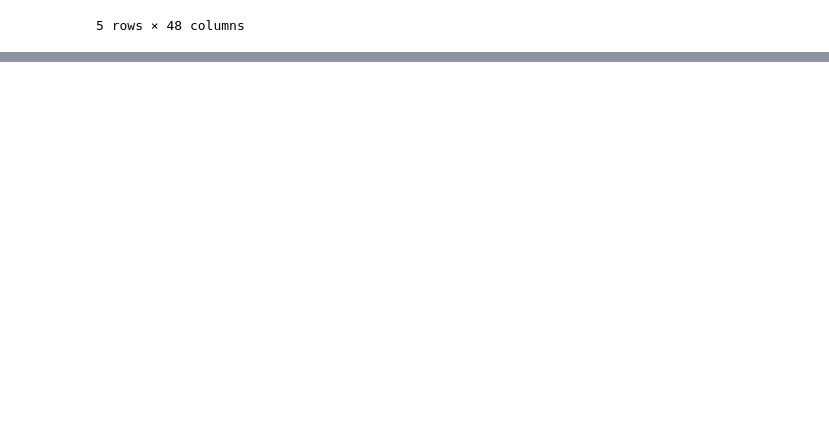
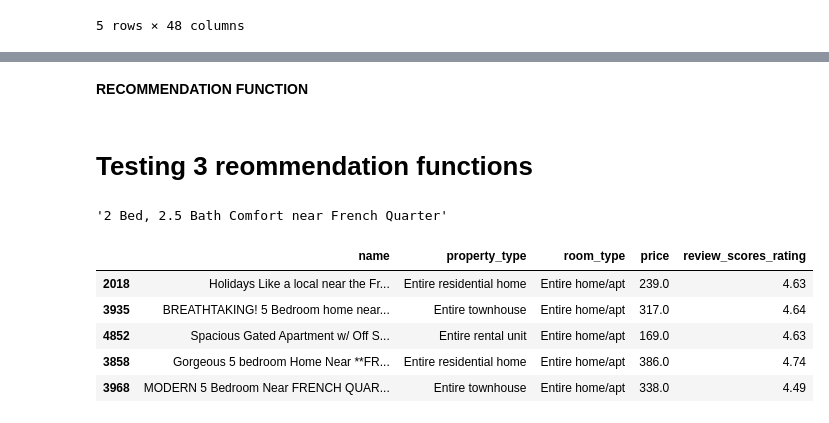
Before and after one commit to Anisha3056/AI-Travel-Companion, a Jupyter notebook: notebooks/eda.ipynb, the cells around one changed output, grey strips where cells are left out. Drawn from its saved outputs; the diff is of its cells as text; code cells hidden in the pictures; blank space fills up the shorter version.

```diff
--- a/notebooks/eda.ipynb
+++ b/notebooks/eda.ipynb
@@ -757,0 +810,2 @@ MemoryError:
+# %%
+semantic_review_similarity = cosine_similarity(review_embeddings)
@@ -757,0 +814,58 @@ MemoryError:
+# %%
+merged_indices = pd.Series(
+    airbnb_merged.index,
+    index=airbnb_merged["name"]
+).drop_duplicates()
+# %% [markdown]
+**RECOMMENDATION FUNCTION**
+# %%
+def semantic_review_recommend_airbnb(listing_name, top_n=5):
+
+    # Get index of selected listing
+    idx = merged_indices[listing_name]
+
+    # Get similarity scores
+    semantic_review_sim_scores = list(
+        enumerate(semantic_review_similarity[idx])
+    )
+
+    # Sort by similarity score
+    semantic_review_sim_scores = sorted(
+        semantic_review_sim_scores,
+        key=lambda x: x[1],
+        reverse=True
+    )
+
+    # Remove itself
+    semantic_review_sim_scores = semantic_review_sim_scores[1:top_n+1]
+
+    # Get recommended indices
+    listing_indices = [
+        i[0] for i in semantic_review_sim_scores
+    ]
+
+    # Return important columns
+    return airbnb_merged[
+        [
+            "name",
+            "property_type",
+            "room_type",
+            "price",
+            "review_scores_rating"
+        ]
+    ].iloc[listing_indices]
+# %% [markdown]
+# **Testing 3 reommendation functions**
+# %%
+airbnb_merged["name"].iloc[15]
+# %% [output]
+'2 Bed, 2.5 Bath Comfort near French Quarter'
+# %%
+semantic_review_recommend_airbnb("2 Bed, 2.5 Bath Comfort near French Quarter")
+# %% [output]
+|  | name | property_type | room_type | price | review_scores_rating |
+| 2018 | Holidays Like a local near the Fr... | Entire residential home | Entire home/apt | 239.0 | 4.63 |
+| 3935 | BREATHTAKING! 5 Bedroom home near... | Entire townhouse | Entire home/apt | 317.0 | 4.64 |
+| 4852 | Spacious Gated Apartment w/ Off S... | Entire rental unit | Entire home/apt | 169.0 | 4.63 |
+| 3858 | Gorgeous 5 bedroom Home Near **FR... | Entire residential home | Entire home/apt | 386.0 | 4.74 |
+| 3968 | MODERN 5 Bedroom Near FRENCH QUAR... | Entire townhouse | Entire home/apt | 338.0 | 4.49 |
```
Also changed, not shown: parts of 41 cells of this notebook, 2 other files.
